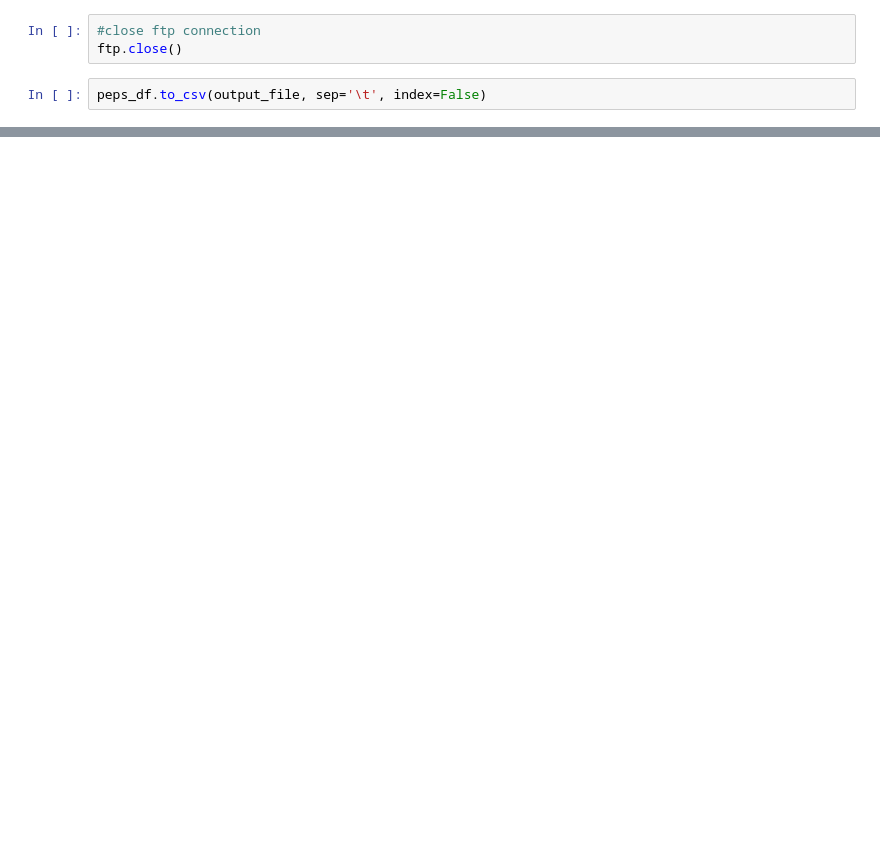
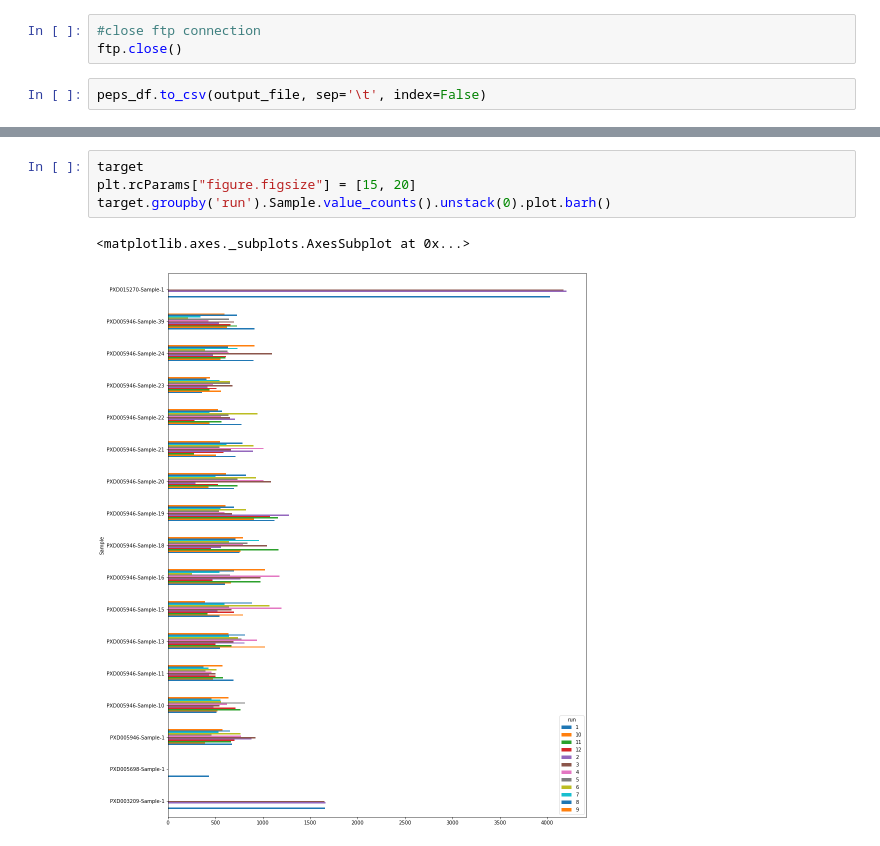
Before and after one commit to ypriverol/pgdb-manuscript, a Jupyter notebook: Peptide_analysis.ipynb, the cells around one changed output, grey strips where cells are left out. Drawn from its saved outputs; the diff is of its cells as text; blank space fills up the shorter version.

```diff
--- a/Peptide_analysis.ipynb
+++ b/Peptide_analysis.ipynb
@@ -69,0 +87,7 @@ peps_df.to_csv(output_file, sep='\t', index=False)
+# %%
+target
+plt.rcParams["figure.figsize"] = [15, 20]
+target.groupby('run').Sample.value_counts().unstack(0).plot.barh()
+# %% [output]
+<matplotlib.axes._subplots.AxesSubplot at 0x...>
+[figure, added]
```
Also changed, not shown: parts of 4 cells of this notebook, 1 other file.
